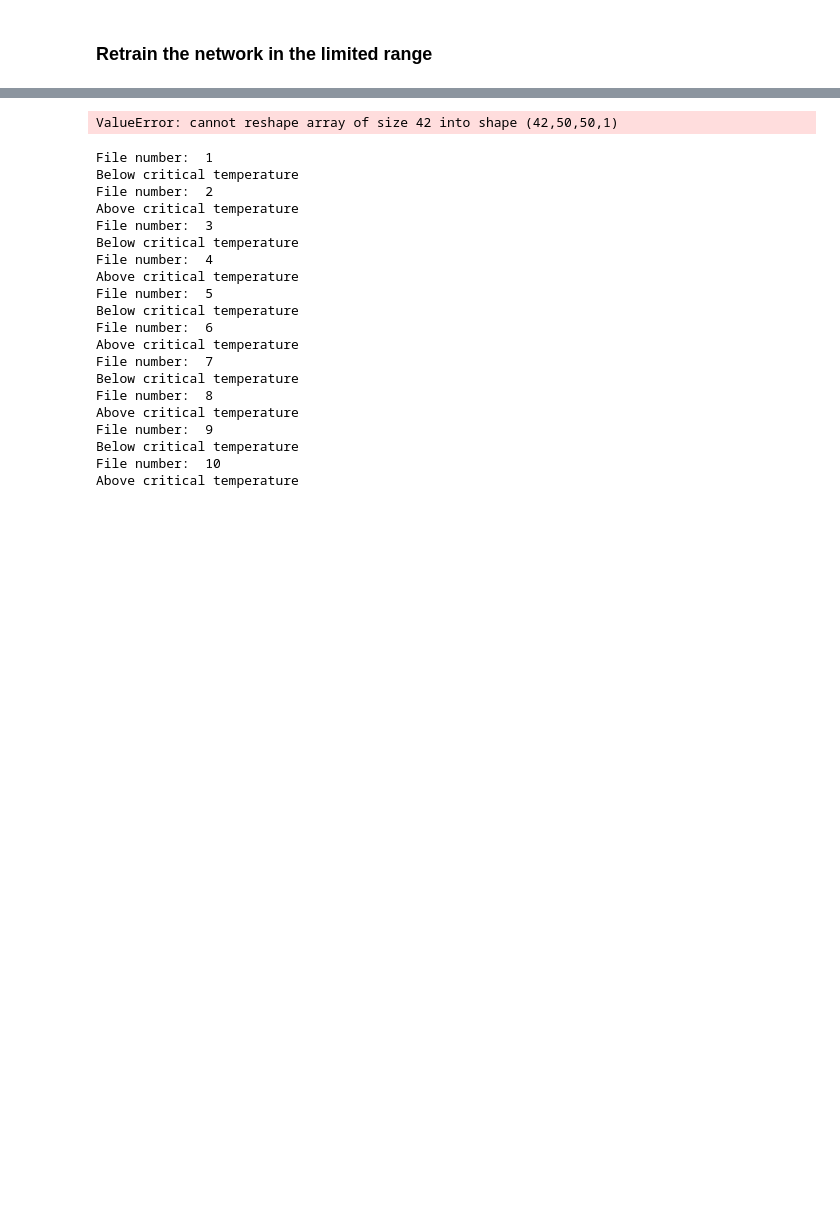
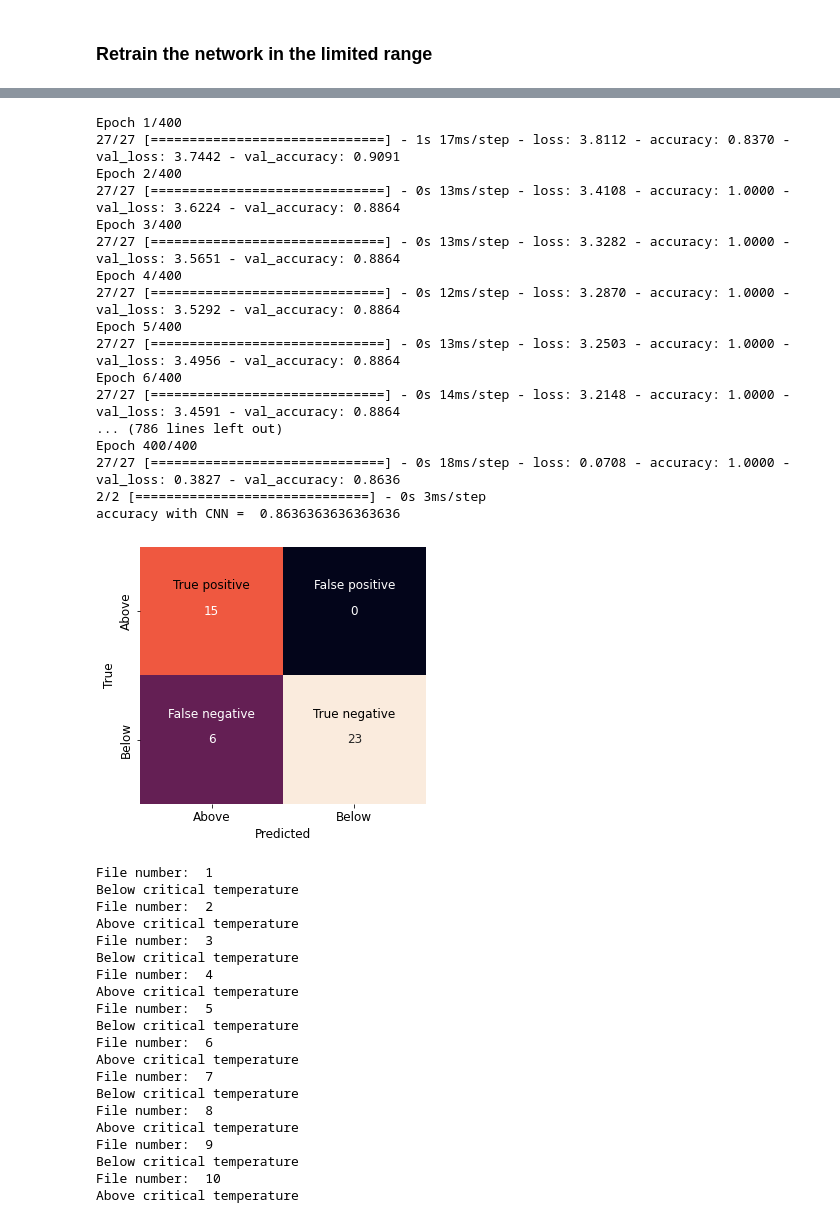
Before and after one commit to Daniel-Haas-B/ml_lattice_qcd, a Jupyter notebook: analysis/lattice_test.ipynb, the cells around one changed output, grey strips where cells are left out. Drawn from its saved outputs; the diff is of its cells as text; code cells hidden in the pictures; blank space fills up the shorter version.

Commit message:
updating training scheme to properly test only on near-transition states

```diff
--- a/analysis/lattice_test.ipynb
+++ b/analysis/lattice_test.ipynb
@@ -353,7 +350,7 @@ adam = Adam(learning_rate=0.0001, beta_1=0.9, beta_2=0.999, amsgrad=False)
 model.compile(optimizer=sgd, loss='binary_crossentropy', metrics=['accuracy'])
 
 # train the model
-history = model.fit(Xtrain, ytrain, validation_data=(Xtest, ytest), epochs=400, verbose=0)
+history = model.fit(Xtrain, ytrain, validation_data=(Xtest, ytest), epochs=400, verbose=1)
 
 # evaluate the model
 pred = model.predict(Xtest)
@@ -389,60 +386,51 @@ plt.text(
     va='center',
     color='white',
     fontsize=12,
 )
 plt.text(
     0.5,
     1.3,
     'False negative',
     ha='center',
     va='center',
     color='white',
     fontsize=12,
 )
 plt.text(
     1.5,
     1.3,
     'True negative',
     ha='center',
     va='center',
     color='black',
     fontsize=12,
 )
 plt.xlabel('Predicted')
 plt.ylabel('True')
 plt.xticks([0.5, 1.5], ['Above', 'Below'])
 plt.yticks([0.5, 1.5], ['Above', 'Below'])
 
 
 plt.show()
-################################################################
-# plot the probabilities as function of temperature
-plt.rcParams.update({'font.size': 12})
-
-fig = plt.figure(figsize=(13 * cmt, 12 * cmt))
-plt.plot(y_test_copy, soft_pred, 'o')
-plt.xlabel('Temperature (T) $J/k_B$')
-plt.ylabel('$P(T > T_c)$')
-plt.xticks(fontsize=12)
-plt.yticks(fontsize=12)
-
-# highlight the point where the probability is closest to 0.5
-plt.plot(
-    y_test_copy[np.argmin(np.abs(soft_pred - 0.5))],
-    soft_pred[np.argmin(np.abs(soft_pred - 0.5))],
-    'ro',
-)
-# print its temperature in the plot figure
-
-plt.text(
-    y_test_copy[np.argmin(np.abs(soft_pred - 0.5))],
-    soft_pred[np.argmin(np.abs(soft_pred - 0.5))],
-    str(y_test_copy[np.argmin(np.abs(soft_pred - 0.5))]),
-)
-
-plt.show()
 # %% [output]
-ValueError: cannot reshape array of size 42 into shape (42,50,50,1)
+Epoch 1/400
+27/27 [==============================] - 1s 17ms/step - loss: 3.8112 - accuracy: 0.8370 - val_loss: 3.7442 - val_accuracy: 0.9091
+Epoch 2/400
+27/27 [==============================] - 0s 13ms/step - loss: 3.4108 - accuracy: 1.0000 - val_loss: 3.6224 - val_accuracy: 0.8864
+Epoch 3/400
+27/27 [==============================] - 0s 13ms/step - loss: 3.3282 - accuracy: 1.0000 - val_loss: 3.5651 - val_accuracy: 0.8864
+Epoch 4/400
+27/27 [==============================] - 0s 12ms/step - loss: 3.2870 - accuracy: 1.0000 - val_loss: 3.5292 - val_accuracy: 0.8864
+Epoch 5/400
+27/27 [==============================] - 0s 13ms/step - loss: 3.2503 - accuracy: 1.0000 - val_loss: 3.4956 - val_accuracy: 0.8864
+Epoch 6/400
+27/27 [==============================] - 0s 14ms/step - loss: 3.2148 - accuracy: 1.0000 - val_loss: 3.4591 - val_accuracy: 0.8864
+... (786 lines left out)
+Epoch 400/400
+27/27 [==============================] - 0s 18ms/step - loss: 0.0708 - accuracy: 1.0000 - val_loss: 0.3827 - val_accuracy: 0.8636
+2/2 [==============================] - 0s 3ms/step
+accuracy with CNN =  0.8636363636363636
+[figure, added]
 # %%
 for i in range(1, 11):
 
```
Also changed, not shown: parts of 3 cells of this notebook.
